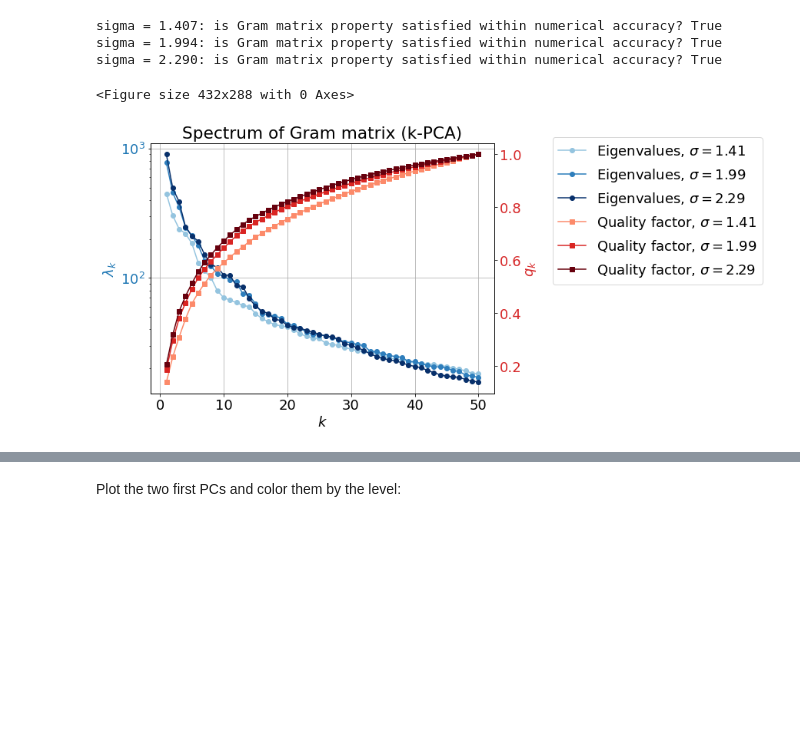
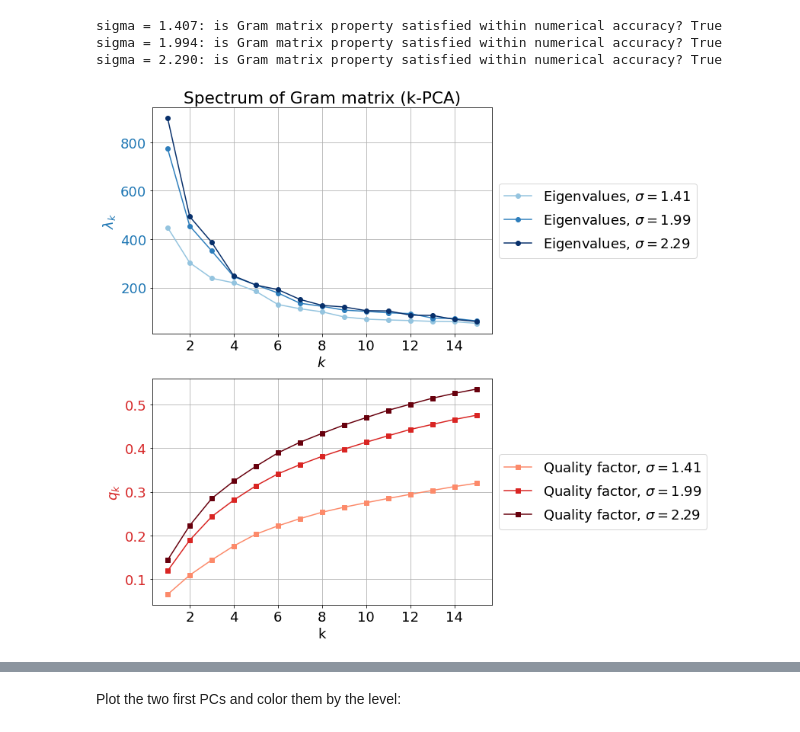
Before and after one commit to vdeltatto/unsupervised-learning, a Jupyter notebook: Second_exercise/Second exercise.ipynb, the cells around one changed output, grey strips where cells are left out. Saved outputs shown, nothing was run; the diff lists cells and outputs as text; code cells hidden in the pictures; blank space fills up the shorter version.

```diff
--- a/Second_exercise/Second exercise.ipynb
+++ b/Second_exercise/Second exercise.ipynb
@@ -13,6 +13,7 @@ from sklearn.linear_model import LogisticRegression
 data = np.loadtxt("Unsupervised-Learning-Datasets/data_kPCA.txt")
 labels = np.loadtxt("Unsupervised-Learning-Datasets/labels_kPCA.txt",dtype=int)
 
+N = data.shape[0]
 D = data.shape[1]
 print(data.shape,labels.shape)
 # %% [output]
@@ -370,32 +380,32 @@ with $k_{max} = 50$.
 # %%
-plt.set_cmap("Reds")
-fig, ax1 = plt.subplots(figsize=(8,6))
 plt.rcParams['font.size'] = 18
+fig, (ax1,ax2) = plt.subplots(2,1,figsize=(8,12))
+k_max = 15
 
 colors = plt.cm.Blues(np.linspace(0.4,1.,3))
 i = 0
 lns = {}
 for sigma in sigmas:
-    lns[i] = ax1.plot(np.arange(1,k_max+1),eigenvalues_kPCA[sigma],'o-',
+    ax1.plot(np.arange(1,k_max+1),eigenvalues_kPCA[sigma][:k_max],'o-',
                       color=colors[i],label="Eigenvalues, $\sigma = {:.2f}$".format(sigma))
     i+=1
-ax1.set(xlabel="$k$",yscale="log",title="Spectrum of Gram matrix (k-PCA)")
+ax1.set(xlabel="$k$",title="Spectrum of Gram matrix (k-PCA)")
 ax1.set_ylabel(ylabel="$\\lambda_k$",color='tab:blue')
 ax1.grid("on")
 ax1.tick_params(axis='y',labelcolor='tab:blue')
+ax1.legend(loc='center left', bbox_to_anchor=(1, 0.5))
 
 colors = plt.cm.Reds(np.linspace(0.4,1.,3))
-ax2 = ax1.twinx()
 for sigma in sigmas:
-    lns[i] = ax2.plot(np.arange(1,k_max+1),np.cumsum(eigenvalues_kPCA[sigma])/np.sum(eigenvalues_kPCA[sigma]),
+    ax2.plot(np.arange(1,k_max+1),np.cumsum(eigenvalues_kPCA[sigma][:k_max])/np.sum(eigenvalues_kPCA[sigma]),
                 's-',color=colors[i-3],label="Quality factor, $\sigma = {:.2f}$".format(sigma))
     i+=1
 ax2.set_ylabel("$q_k$",color='tab:red')
+ax2.set_xlabel("k")
 ax2.tick_params(axis='y',labelcolor='tab:red')
+ax2.grid("on")
+ax2.legend(loc='center left', bbox_to_anchor=(1, 0.5))
 
-lnss = lns[0]+lns[1]+lns[2]+lns[3]+lns[4]+lns[5]
-labs = [l.get_label() for l in lnss]
-ax2.legend(lnss, labs, bbox_to_anchor=(1.15, 1.05))
-
+plt.subplots_adjust(hspace=0.2)
 plt.show()
 # %% [output]
@@ -914,7 +924,7 @@ sigma = 1.994: is Gram matrix property satisfied within numerical accuracy? True
 sigma = 2.290: is Gram matrix property satisfied within numerical accuracy? True
 # %%
 # optimized routine for symmetric real matrices, returning only the first 10 eigenvalues and eigenvectors
-k_max = 50
+k_max = 5000
 eigenvalues_kPCA = {}
 eigenvectors_kPCA = {}
 for sigma in sigmas:
@@ -922,39 +932,38 @@ for sigma in sigmas:
     eigenvalues_kPCA[sigma] = np.flip(eigenvalues_kPCA[sigma])  # by default in ascending order
     eigenvectors_kPCA[sigma] = np.flip(eigenvectors_kPCA[sigma],axis=1)
 # %%
-plt.set_cmap("Reds")
-fig, ax1 = plt.subplots(figsize=(8,6))
 plt.rcParams['font.size'] = 18
+fig, (ax1,ax2) = plt.subplots(2,1,figsize=(8,12))
+k_max = 15
 
 colors = plt.cm.Blues(np.linspace(0.4,1.,3))
-lns={}
 i = 0
+lns = {}
 for sigma in sigmas:
-    lns[i] = ax1.plot(np.arange(1,k_max+1),eigenvalues_kPCA[sigma],'o-',
+    ax1.plot(np.arange(1,k_max+1),eigenvalues_kPCA[sigma][:k_max],'o-',
                       color=colors[i],label="Eigenvalues, $\sigma = {:.2f}$".format(sigma))
     i+=1
-ax1.set(xlabel="$k$",yscale="log",title="Spectrum of Gram matrix (k-PCA)")
+ax1.set(xlabel="$k$",title="Spectrum of Gram matrix (k-PCA)")
 ax1.set_ylabel(ylabel="$\\lambda_k$",color='tab:blue')
 ax1.grid("on")
 ax1.tick_params(axis='y',labelcolor='tab:blue')
+ax1.legend(loc='center left', bbox_to_anchor=(1, 0.5))
 
 colors = plt.cm.Reds(np.linspace(0.4,1.,3))
-ax2 = ax1.twinx()
 for sigma in sigmas:
-    lns[i] = ax2.plot(np.arange(1,k_max+1),np.cumsum(eigenvalues_kPCA[sigma])/np.sum(eigenvalues_kPCA[sigma]),
+    ax2.plot(np.arange(1,k_max+1),np.cumsum(eigenvalues_kPCA[sigma][:k_max])/np.sum(eigenvalues_kPCA[sigma]),
                 's-',color=colors[i-3],label="Quality factor, $\sigma = {:.2f}$".format(sigma))
     i+=1
 ax2.set_ylabel("$q_k$",color='tab:red')
+ax2.set_xlabel("k")
 ax2.tick_params(axis='y',labelcolor='tab:red')
+ax2.grid("on")
+ax2.legend(loc='center left', bbox_to_anchor=(1, 0.5))
 
-lnss = lns[0]+lns[1]+lns[2]+lns[3]+lns[4]+lns[5]
-labs = [l.get_label() for l in lnss]
-ax2.legend(lnss, labs, bbox_to_anchor=(1.15, 1.05))
-
+plt.subplots_adjust(hspace=0.2)
 plt.show()
 # %% [output]
-<Figure size 432x288 with 0 Axes>
-[figure, old version]
+[figure, new version]
 # %%
 k_max = 10
 N = len(data)
```
Also changed, not shown: parts of 20 cells of this notebook.
